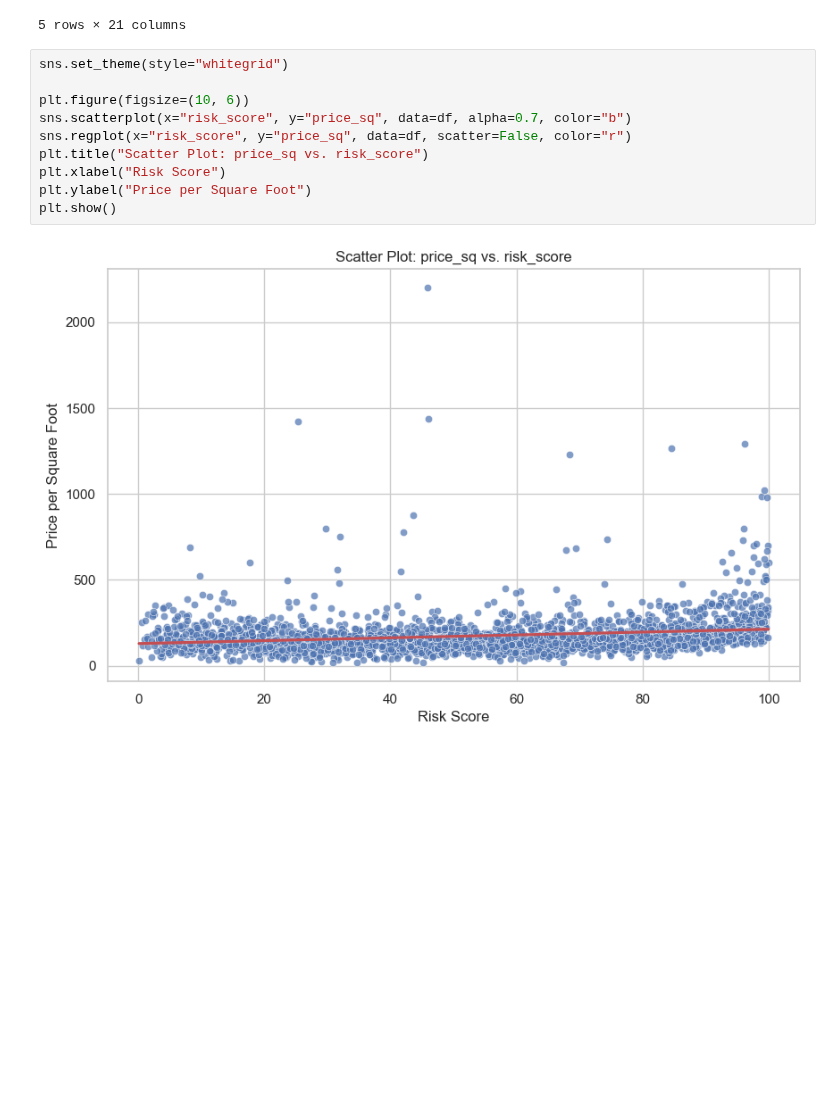
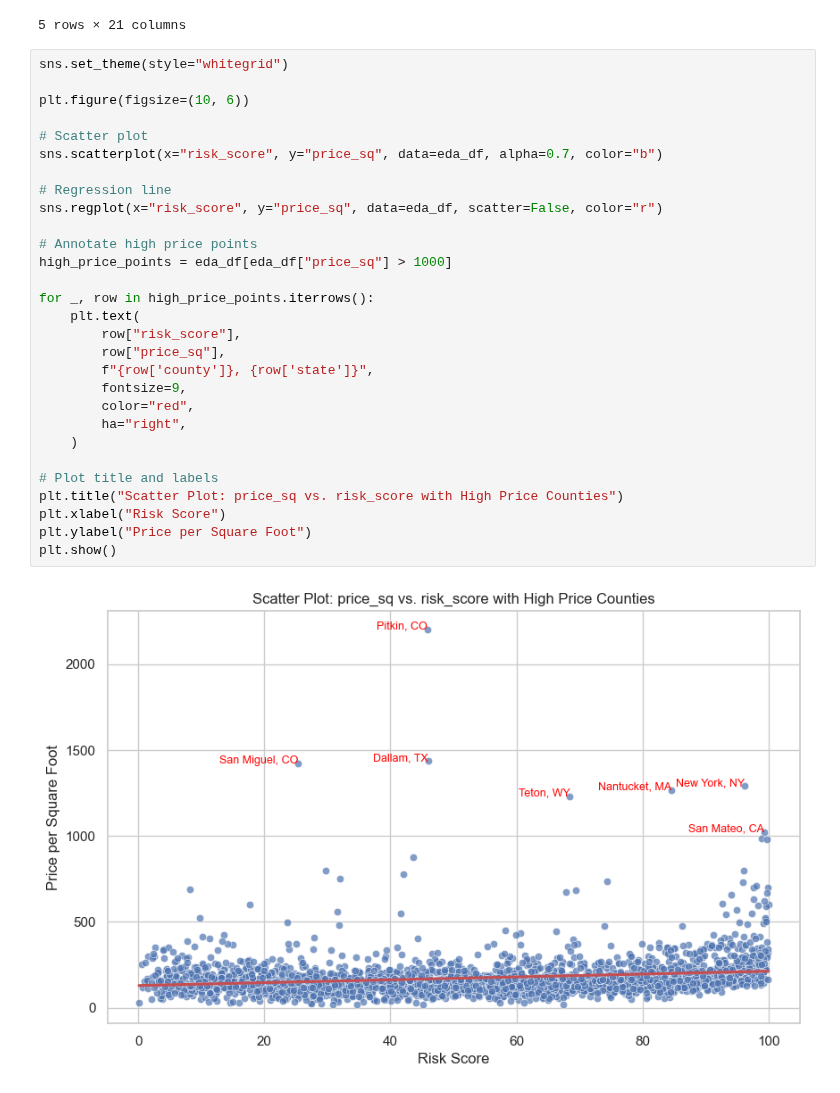
Before and after one commit to jahnavi-maddhuri/Climate-Risk-Impact-on-House-Prices, a Jupyter notebook: model_zx.ipynb, the cells around one changed output. Drawn from its saved outputs; the diff is of its cells as text; blank space fills up the shorter version.

```diff
--- a/model_zx.ipynb
+++ b/model_zx.ipynb
@@ -38,14 +38,33 @@ eda_df.head()
 # %%
 sns.set_theme(style="whitegrid")
 
 plt.figure(figsize=(10, 6))
-sns.scatterplot(x="risk_score", y="price_sq", data=df, alpha=0.7, color="b")
-sns.regplot(x="risk_score", y="price_sq", data=df, scatter=False, color="r")
-plt.title("Scatter Plot: price_sq vs. risk_score")
+
+# Scatter plot
+sns.scatterplot(x="risk_score", y="price_sq", data=eda_df, alpha=0.7, color="b")
+
+# Regression line
+sns.regplot(x="risk_score", y="price_sq", data=eda_df, scatter=False, color="r")
+
+# Annotate high price points
+high_price_points = eda_df[eda_df["price_sq"] > 1000]
+
+for _, row in high_price_points.iterrows():
+    plt.text(
+        row["risk_score"],
+        row["price_sq"],
+        f"{row['county']}, {row['state']}",
+        fontsize=9,
+        color="red",
+        ha="right",
+    )
+
+# Plot title and labels
+plt.title("Scatter Plot: price_sq vs. risk_score with High Price Counties")
 plt.xlabel("Risk Score")
 plt.ylabel("Price per Square Foot")
 plt.show()
 # %% [output]
-[figure, old version]
+[figure, new version]
 # %%
 plt.figure(figsize=(10, 6))
```
Also changed, not shown: parts of 19 cells of this notebook.
